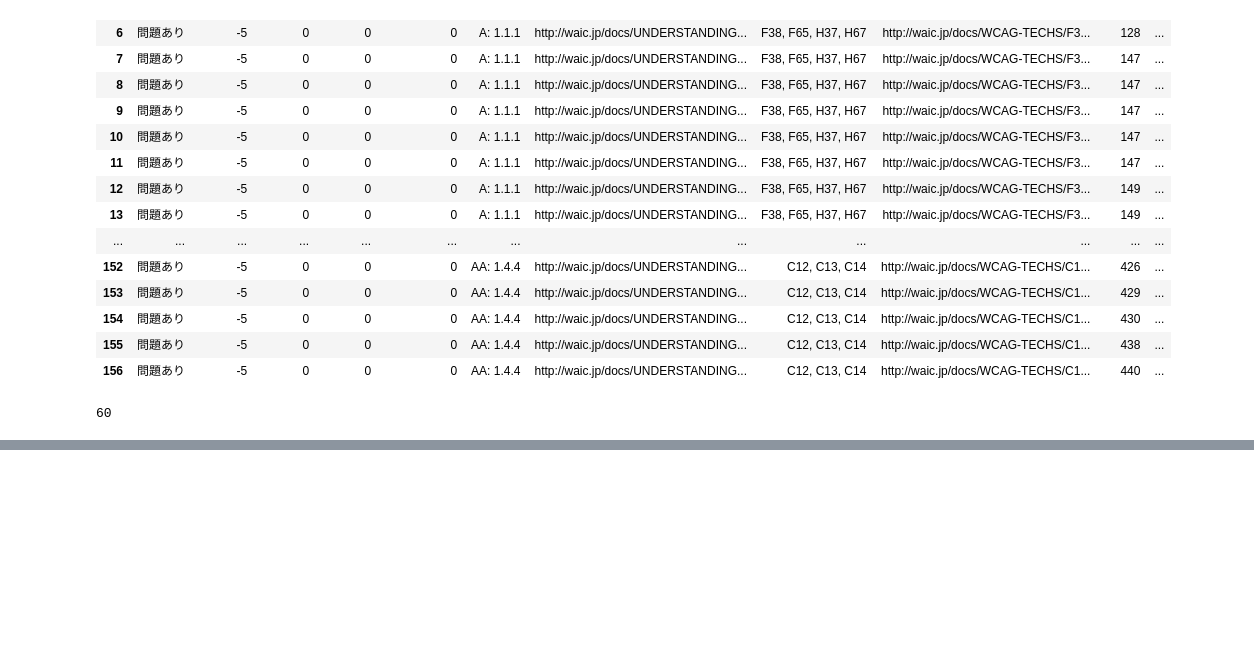
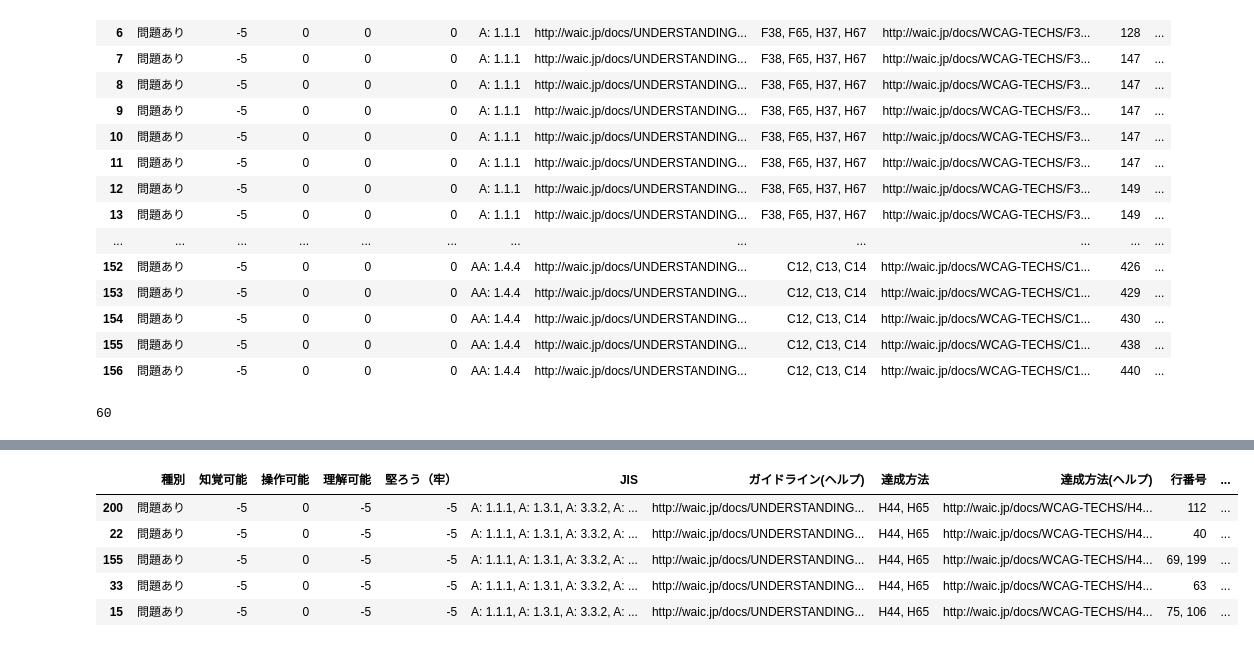
Before and after one commit to Kudoas/research-web-accessibility, a Jupyter notebook: main.ipynb, the cells around one changed output, grey strips where cells are left out. Cells and saved outputs as stored; diff of their text form; code cells hidden in the pictures; blank space fills up the shorter version.

```diff
--- a/main.ipynb
+++ b/main.ipynb
@@ -166,0 +169,8 @@ hos[hos['種別']=='問題あり']
+# %%
+paths = glob.glob('./unachieved-items/*')
+
+all_problem_report = pd.read_csv(paths[0], encoding="shift_jis")[:0]
+for path in paths:
+    report = pd.read_csv(path, encoding="shift_jis")
+    problem_report = report[report['種別']=="問題あり"]
+    all_problem_report = pd.concat([all_problem_report, problem_report])
@@ -166,0 +194,9 @@ hos[hos['種別']=='問題あり']
+# %%
+all_problem_report[all_problem_report['JIS']=='A: 1.1.1, A: 1.3.1, A: 3.3.2, A: 4.1.2']
+# %% [output]
+|  | 種別 | 知覚可能 | 操作可能 | 理解可能 | 堅ろう（牢） | JIS | ガイドライン(ヘルプ) | 達成方法 | 達成方法(ヘルプ) | 行番号 | ... |
+| 200 | 問題あり | -5 | 0 | -5 | -5 | A: 1.1.1, A: 1.3.1, A: 3.3.2, A: ... | http://waic.jp/docs/UNDERSTANDING... | H44, H65 | http://waic.jp/docs/WCAG-TECHS/H4... | 112 | ... |
+| 22 | 問題あり | -5 | 0 | -5 | -5 | A: 1.1.1, A: 1.3.1, A: 3.3.2, A: ... | http://waic.jp/docs/UNDERSTANDING... | H44, H65 | http://waic.jp/docs/WCAG-TECHS/H4... | 40 | ... |
+| 155 | 問題あり | -5 | 0 | -5 | -5 | A: 1.1.1, A: 1.3.1, A: 3.3.2, A: ... | http://waic.jp/docs/UNDERSTANDING... | H44, H65 | http://waic.jp/docs/WCAG-TECHS/H4... | 69, 199 | ... |
+| 33 | 問題あり | -5 | 0 | -5 | -5 | A: 1.1.1, A: 1.3.1, A: 3.3.2, A: ... | http://waic.jp/docs/UNDERSTANDING... | H44, H65 | http://waic.jp/docs/WCAG-TECHS/H4... | 63 | ... |
+| 15 | 問題あり | -5 | 0 | -5 | -5 | A: 1.1.1, A: 1.3.1, A: 3.3.2, A: ... | http://waic.jp/docs/UNDERSTANDING... | H44, H65 | http://waic.jp/docs/WCAG-TECHS/H4... | 75, 106 | ... |
```
Also changed, not shown: parts of 5 cells of this notebook, 4 other files.
